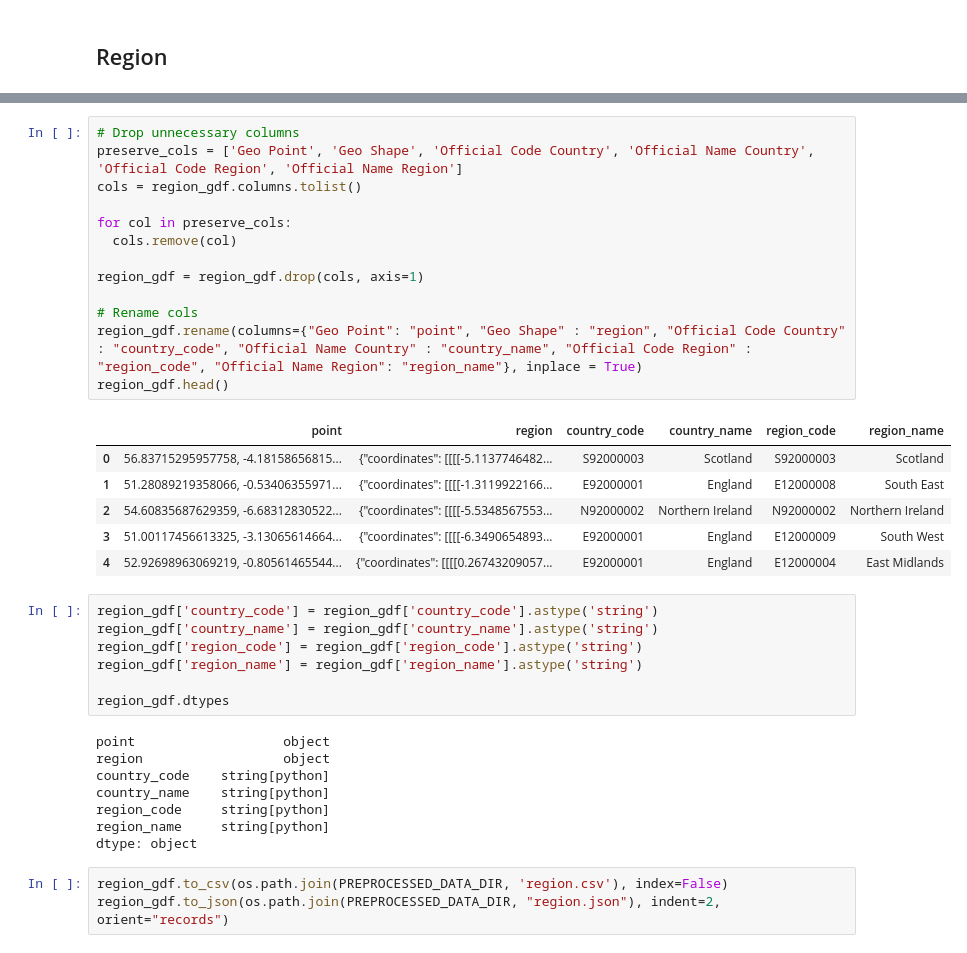
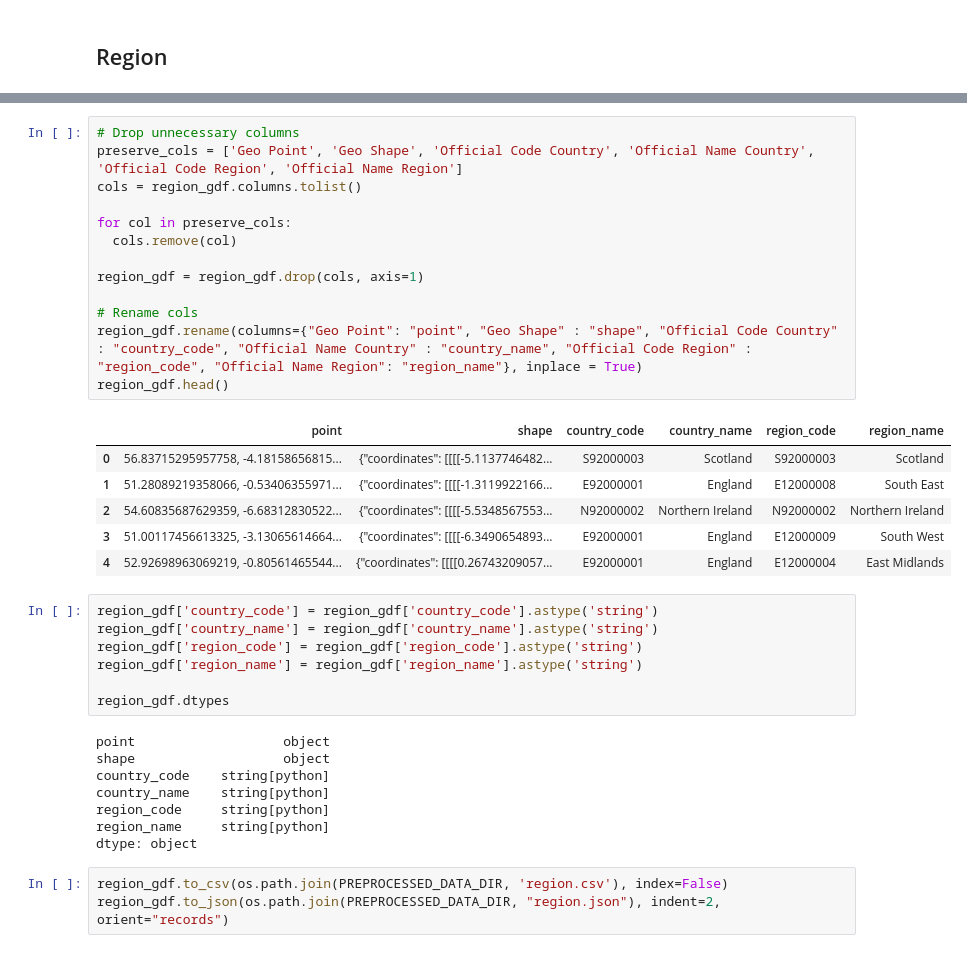
Before and after one commit to Gulilil/IF4040_SpatialDatabase, a Jupyter notebook: process.ipynb, the cells around one changed output, grey strips where cells are left out. Cells and saved outputs as stored; diff of their text form.

```diff
--- a/process.ipynb
+++ b/process.ipynb
@@ -23,18 +23,18 @@ region_gdf.head()
 # %%
 # Drop unnecessary columns
 preserve_cols = ['Geo Point', 'Geo Shape', 'Official Code Country', 'Official Name Country', 'Official Code Region', 'Official Name Region']
 cols = region_gdf.columns.tolist()
 
 for col in preserve_cols:
   cols.remove(col)
 
 region_gdf = region_gdf.drop(cols, axis=1)
 
 # Rename cols
-region_gdf.rename(columns={"Geo Point": "point", "Geo Shape" : "region", "Official Code Country" : "country_code", "Official Name Country" : "country_name", "Official Code Region" : "region_code", "Official Name Region": "region_name"}, inplace = True)
+region_gdf.rename(columns={"Geo Point": "point", "Geo Shape" : "shape", "Official Code Country" : "country_code", "Official Name Country" : "country_name", "Official Code Region" : "region_code", "Official Name Region": "region_name"}, inplace = True)
 region_gdf.head()
 # %% [output]
-|  | point | region | country_code | country_name | region_code | region_name |
+|  | point | shape | country_code | country_name | region_code | region_name |
 | 0 | 56.83715295957758, -4.18158656815... | {"coordinates": [[[[-5.1137746482... | S92000003 | Scotland | S92000003 | Scotland |
 | 1 | 51.28089219358066, -0.53406355971... | {"coordinates": [[[[-1.3119922166... | E92000001 | England | E12000008 | South East |
 | 2 | 54.60835687629359, -6.68312830522... | {"coordinates": [[[[-5.5348567553... | N92000002 | Northern Ireland | N92000002 | Northern Ireland |
@@ -49,7 +49,7 @@ region_gdf['region_name'] = region_gdf['region_name'].astype('string')
 region_gdf.dtypes
 # %% [output]
 point                   object
-region                  object
+shape                   object
 country_code    string[python]
 country_name    string[python]
 region_code     string[python]
```
Also changed, not shown: parts of 2 cells of this notebook, 9 other files.
